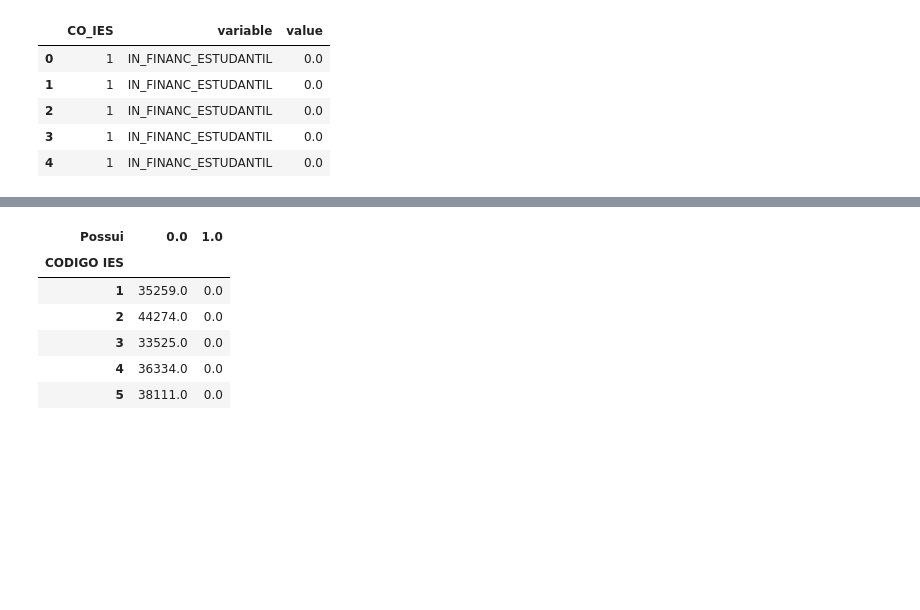
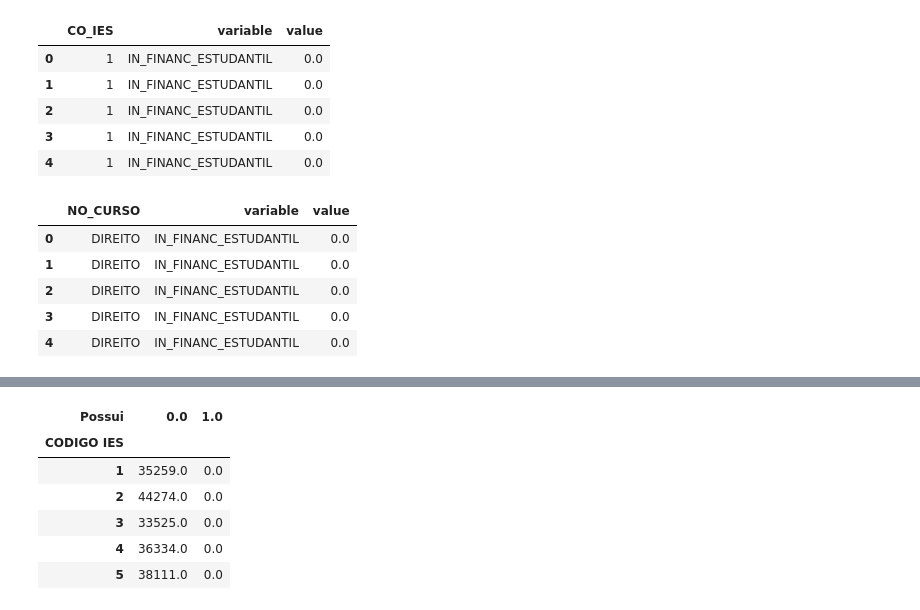
Before and after one commit to if1015-datascience-ufpe/2018-1-projeto-farm-lands, a Jupyter notebook: pvbm.ipynb, the cells around one changed output, grey strips where cells are left out. Saved outputs shown, nothing was run; the diff lists cells and outputs as text; code cells hidden in the pictures; blank space fills up the shorter version.

```diff
--- a/pvbm.ipynb
+++ b/pvbm.ipynb
@@ -196,3 +196,17 @@ bolsa.head()
 | 2 | 1 | IN_FINANC_ESTUDANTIL | 0.0 |
 | 3 | 1 | IN_FINANC_ESTUDANTIL | 0.0 |
 | 4 | 1 | IN_FINANC_ESTUDANTIL | 0.0 |
+# %%
+bolsa_curso = dataframe_alunos
+
+bolsa_curso = pd.melt(bolsa_curso, id_vars = 'NO_CURSO', value_vars ='IN_FINANC_ESTUDANTIL')
+bolsa_curso.fillna(0, inplace=True)
+
+bolsa_curso.head()
+# %% [output]
+|  | NO_CURSO | variable | value |
+| 0 | DIREITO | IN_FINANC_ESTUDANTIL | 0.0 |
+| 1 | DIREITO | IN_FINANC_ESTUDANTIL | 0.0 |
+| 2 | DIREITO | IN_FINANC_ESTUDANTIL | 0.0 |
+| 3 | DIREITO | IN_FINANC_ESTUDANTIL | 0.0 |
+| 4 | DIREITO | IN_FINANC_ESTUDANTIL | 0.0 |
```
Also changed, not shown: parts of 14 cells of this notebook.
